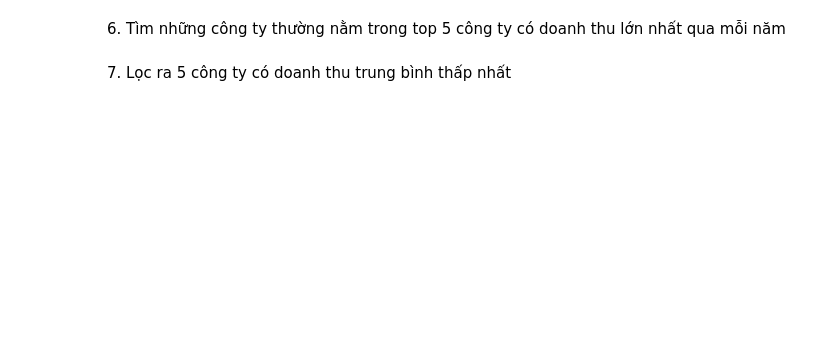
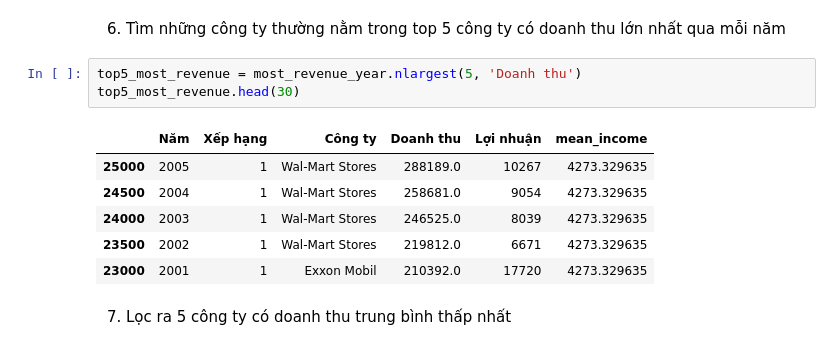
Before and after one commit to MathematicGuy/Machine-Learning-2024, a Jupyter notebook: Learn/DataAnalysis/Analysis.ipynb, the cells around one changed output. Drawn from its saved outputs; the diff is of its cells as text; blank space fills up the shorter version.

```diff
--- a/Learn/DataAnalysis/Analysis.ipynb
+++ b/Learn/DataAnalysis/Analysis.ipynb
@@ -71,4 +63,14 @@ mean_revenue_yearly.head(1)
 # %% [markdown]
 6. Tìm những công ty thường nằm trong top 5 công ty có doanh thu lớn nhất qua mỗi năm
+# %%
+top5_most_revenue = most_revenue_year.nlargest(5, 'Doanh thu')
+top5_most_revenue.head(30)
+# %% [output]
+|  | Năm | Xếp hạng | Công ty | Doanh thu | Lợi nhuận | mean_income |
+| 25000 | 2005 | 1 | Wal-Mart Stores | 288189.0 | 10267 | 4273.329635 |
+| 24500 | 2004 | 1 | Wal-Mart Stores | 258681.0 | 9054 | 4273.329635 |
+| 24000 | 2003 | 1 | Wal-Mart Stores | 246525.0 | 8039 | 4273.329635 |
+| 23500 | 2002 | 1 | Wal-Mart Stores | 219812.0 | 6671 | 4273.329635 |
+| 23000 | 2001 | 1 | Exxon Mobil | 210392.0 | 17720 | 4273.329635 |
 # %% [markdown]
 7. Lọc ra 5 công ty có doanh thu trung bình thấp nhất
```
Also changed, not shown: parts of 9 cells of this notebook, 6 other files.
